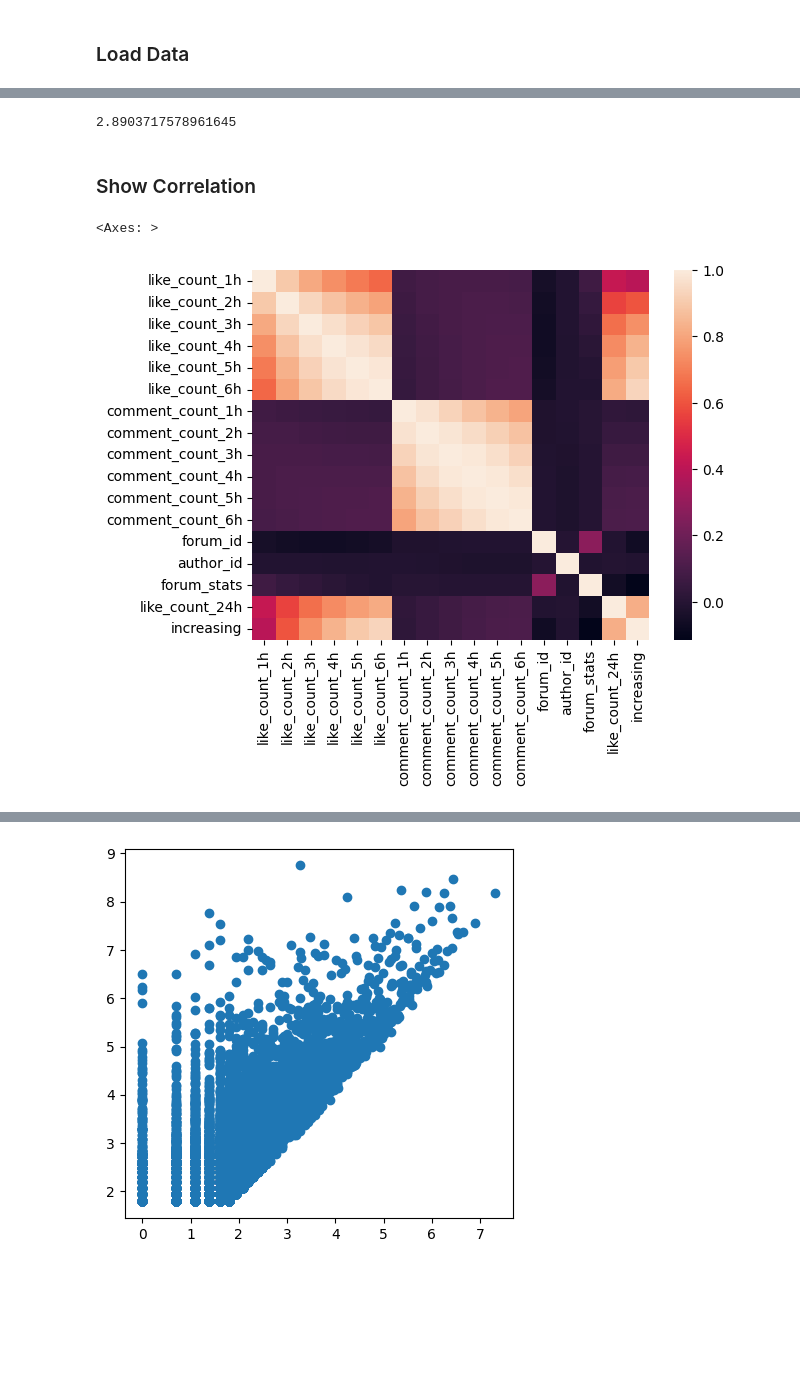
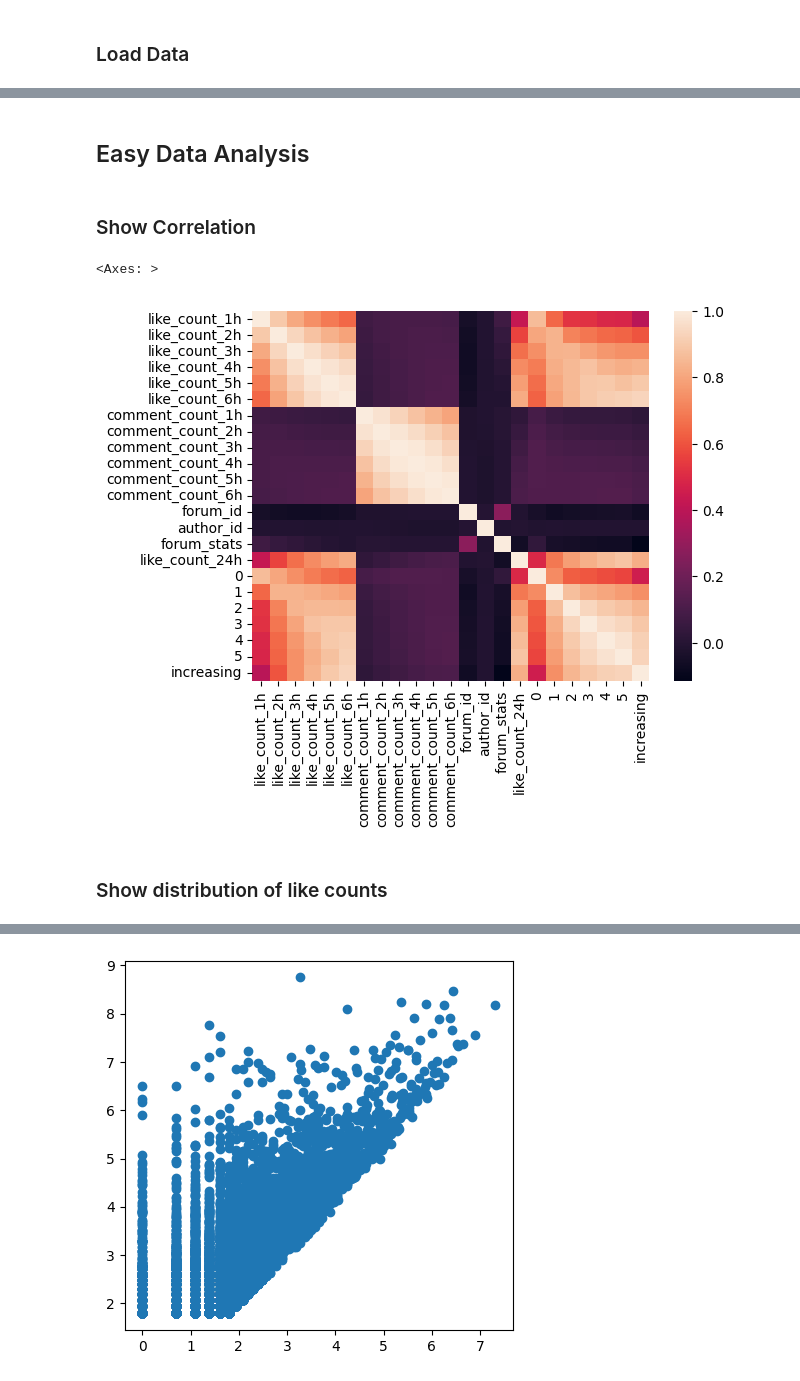
Before and after one commit to mao3267/Dcard_Intern_Homework, a Jupyter notebook: main.ipynb, the cells around one changed output, grey strips where cells are left out. Cells and saved outputs as stored; diff of their text form; code cells hidden in the pictures; blank space fills up the shorter version.

Commit message:
⚡️ Add RNN hidden layer as feature (MAPE: 13.1%)

```diff
--- a/main.ipynb
+++ b/main.ipynb
@@ -11,12 +18,18 @@ import datetime
 # %% [markdown]
 ### Load Data
 # %%
+# Load data
 train = pd.read_csv("ML Intern Homework/intern_homework_train_dataset.csv")
 valid = pd.read_csv("ML Intern Homework/intern_homework_public_test_dataset.csv")
 
 # Add new features
+rnn_train = pd.read_csv("ML Intern Homework/train_rnn.csv")
+rnn_valid = pd.read_csv("ML Intern Homework/valid_rnn.csv")
 
+# RNN hidden layer output (shape: (6, 1))
+train = pd.concat([train, rnn_train], axis=1)
+valid = pd.concat([valid, rnn_valid], axis=1)
+
+# Feature indicates like count increasing
 train["increasing"] = train["like_count_6h"] - train["like_count_1h"]
 valid["increasing"] = valid["like_count_6h"] - valid["like_count_1h"]
-
-# train["forum_average_like"] = train.groupby("forum_id")["like_count_6h"].transform("mean")
@@ -95,12 +114,12 @@ print(x_valid_outlier.shape)
-# %%
-train["like_count_24h"].quantile(0.6)
-# %% [output]
-2.8903717578961645
+# %% [markdown]
+## Easy Data Analysis
 # %% [markdown]
 ### Show Correlation
 # %%
-sns.heatmap(train_normal.corr())
+sns.heatmap(train.corr())
 # %% [output]
 <Axes: >
-[figure, old version]
+[figure, new version]
+# %% [markdown]
+### Show distribution of like counts
 # %%
```
Also changed, not shown: parts of 21 cells of this notebook.
